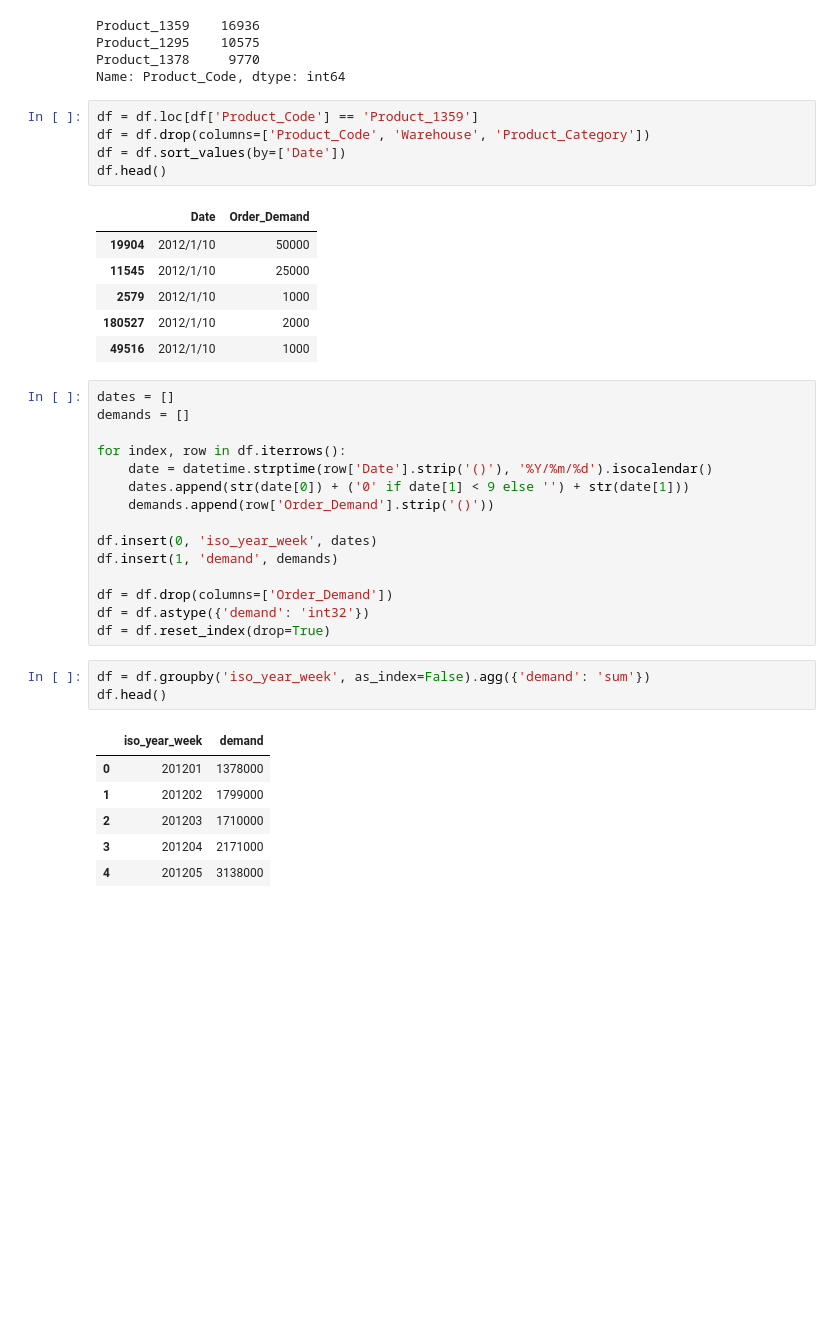
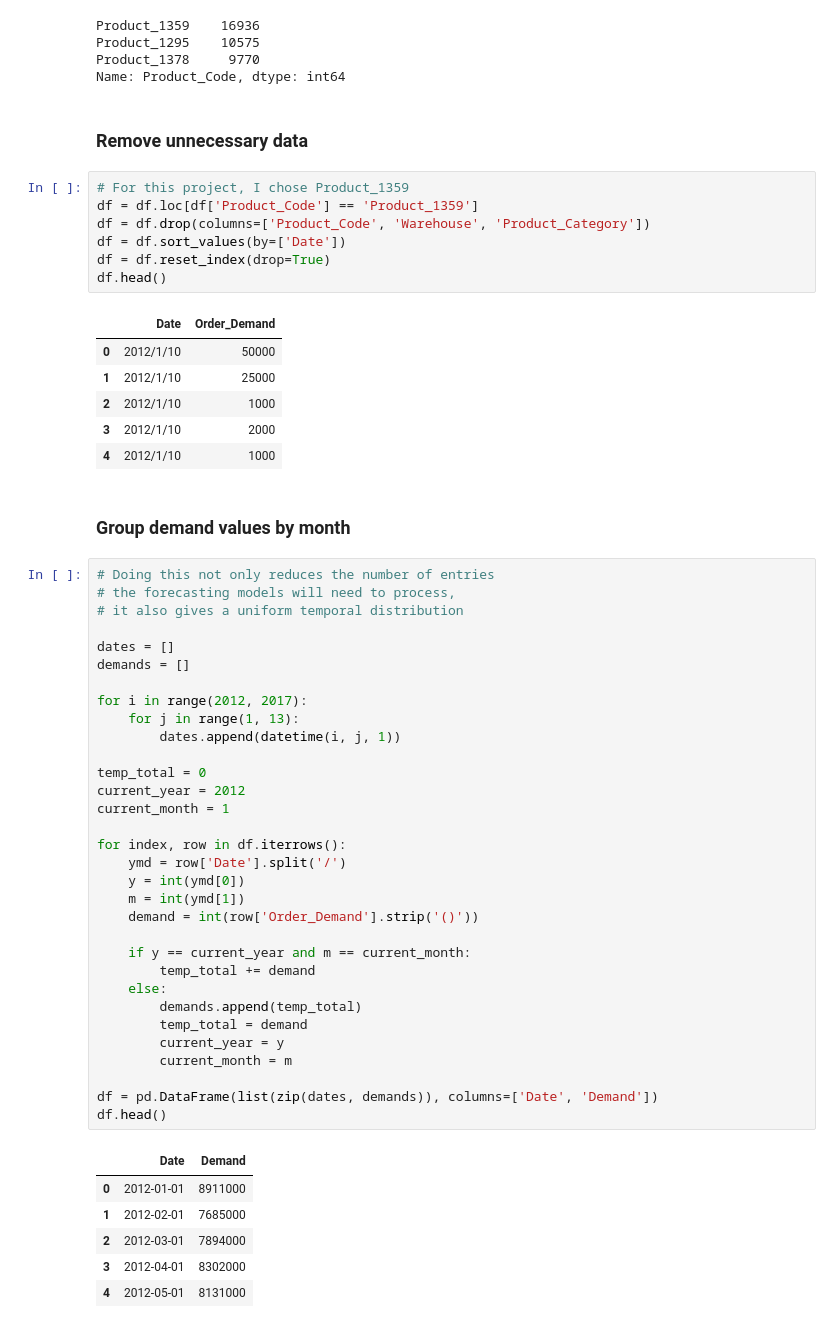
Before and after one commit to mt3443/time-series, a Jupyter notebook: time_series.ipynb, the cells around one changed output. Saved outputs shown, nothing was run; the diff lists cells and outputs as text; blank space fills up the shorter version.

```diff
--- a/time_series.ipynb
+++ b/time_series.ipynb
@@ -22,40 +36,60 @@ Product_1359    16936
 Product_1295    10575
 Product_1378     9770
 Name: Product_Code, dtype: int64
+# %% [markdown]
+### Remove unnecessary data
 # %%
+# For this project, I chose Product_1359
 df = df.loc[df['Product_Code'] == 'Product_1359']
 df = df.drop(columns=['Product_Code', 'Warehouse', 'Product_Category'])
 df = df.sort_values(by=['Date'])
+df = df.reset_index(drop=True)
 df.head()
 # %% [output]
 |  | Date | Order_Demand |
-| 19904 | 2012/1/10 | 50000 |
-| 11545 | 2012/1/10 | 25000 |
-| 2579 | 2012/1/10 | 1000 |
-| 180527 | 2012/1/10 | 2000 |
-| 49516 | 2012/1/10 | 1000 |
+| 0 | 2012/1/10 | 50000 |
+| 1 | 2012/1/10 | 25000 |
+| 2 | 2012/1/10 | 1000 |
+| 3 | 2012/1/10 | 2000 |
+| 4 | 2012/1/10 | 1000 |
-# %%
-dates = []
-demands = []
-
-for index, row in df.iterrows():
-    date = datetime.strptime(row['Date'].strip('()'), '%Y/%m/%d').isocalendar()
-    dates.append(str(date[0]) + ('0' if date[1] < 9 else '') + str(date[1]))
-    demands.append(row['Order_Demand'].strip('()'))
-
-df.insert(0, 'iso_year_week', dates)
-df.insert(1, 'demand', demands)
-
-df = df.drop(columns=['Order_Demand'])
-df = df.astype({'demand': 'int32'})
-df = df.reset_index(drop=True)
-# %%
-df = df.groupby('iso_year_week', as_index=False).agg({'demand': 'sum'})
-df.head()
-# %% [output]
-|  | iso_year_week | demand |
-| 0 | 201201 | 1378000 |
-| 1 | 201202 | 1799000 |
-| 2 | 201203 | 1710000 |
-| 3 | 201204 | 2171000 |
-| 4 | 201205 | 3138000 |
+# %% [markdown]
+### Group demand values by month
+# %%
+# Doing this not only reduces the number of entries
+# the forecasting models will need to process,
+# it also gives a uniform temporal distribution
+
+dates = []
+demands = []
+
+for i in range(2012, 2017):
+    for j in range(1, 13):
+        dates.append(datetime(i, j, 1))
+
+temp_total = 0
+current_year = 2012
+current_month = 1
+
+for index, row in df.iterrows():
+    ymd = row['Date'].split('/')
+    y = int(ymd[0])
+    m = int(ymd[1])
+    demand = int(row['Order_Demand'].strip('()'))
+
+    if y == current_year and m == current_month:
+        temp_total += demand
+    else:
+        demands.append(temp_total)
+        temp_total = demand
+        current_year = y
+        current_month = m
+
+df = pd.DataFrame(list(zip(dates, demands)), columns=['Date', 'Demand'])
+df.head()
+# %% [output]
+|  | Date | Demand |
+| 0 | 2012-01-01 | 8911000 |
+| 1 | 2012-02-01 | 7685000 |
+| 2 | 2012-03-01 | 7894000 |
+| 3 | 2012-04-01 | 8302000 |
+| 4 | 2012-05-01 | 8131000 |
```
Also changed, not shown: parts of 15 cells of this notebook, 1 other file.
